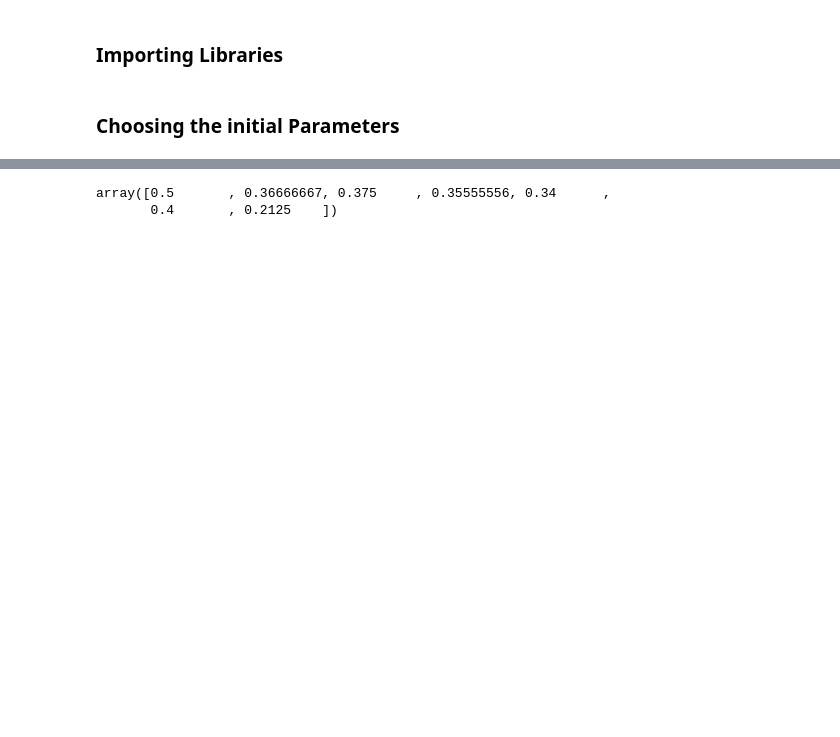
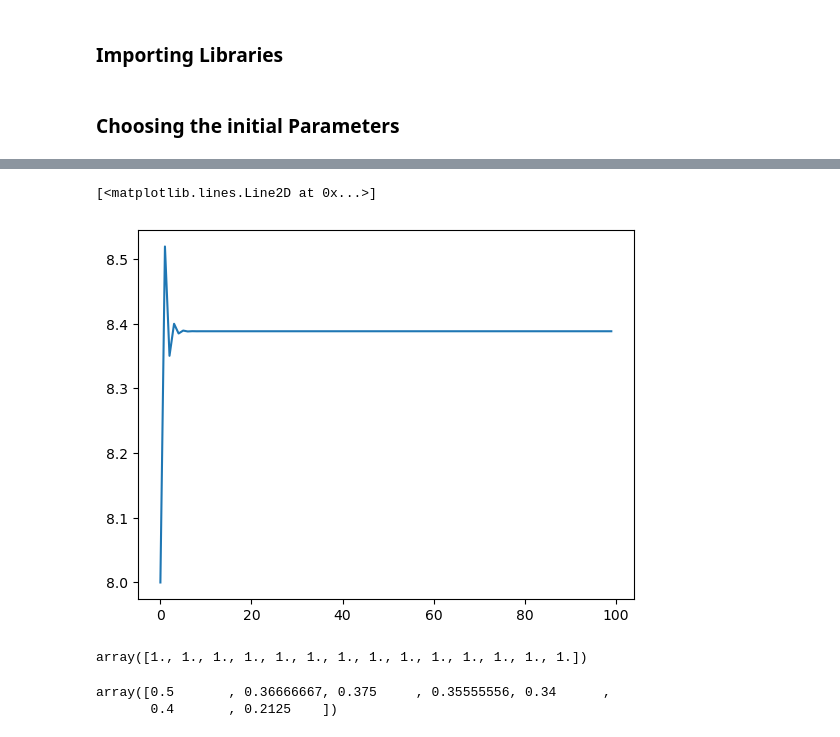
Before and after one commit to abhijeetmangela/skunk_works, a Jupyter notebook: Week_2/Codes/weight_estimation.ipynb, the cells around one changed output, grey strips where cells are left out. Cells and saved outputs as stored; diff of their text form; code cells hidden in the pictures; blank space fills up the shorter version.

```diff
--- a/Week_2/Codes/weight_estimation.ipynb
+++ b/Week_2/Codes/weight_estimation.ipynb
@@ -26,0 +101,21 @@ def Power_climb(V_cl,gamma_climb,Weight)
+# %%
+Mtow_array = Data["MTOW (kg)"].to_numpy()
+Empty_weight_array = Data["Empty Weight (kg)"].to_numpy()
+
+Empty_weight_ratios = Empty_weight_array/Mtow_array
+# %%
+logx = np.log10(Mtow_array)
+logy = np.log10(Empty_weight_ratios)
+# %%
+A = np.column_stack((logx,np.ones_like(logx)))
+B = logy
+
+Soln, _, _, _ = np.linalg.lstsq(A, B, rcond=None)
+
+L = Soln[0]
+loga = Soln[1]
+a = 10**loga
+
+print("L =", L)
+print("loga =", loga)
+print("a =", a)
@@ -26,0 +130,8 @@ def Power_climb(V_cl,gamma_climb,Weight)
+# %%
+W_0 = Initial_weight
+Weight_array = []
+
+for i in range(100):
+    Weight_array.append(W_0)
+    W_b = Total_energy(W_0*g)/energy_density
+    W_0 = (payload_mass/(1 - (W_b/W_0) - a*W_0**L)).item()
@@ -27,3 +158,12 @@ def Power_climb(V_cl,gamma_climb,Weight)
+# %%
+plt.plot(Weight_array)
+# %% [output]
+[<matplotlib.lines.Line2D at 0x...>]
+[figure, added]
+# %%
+np.ones_like(logx)
+# %% [output]
+array([1., 1., 1., 1., 1., 1., 1., 1., 1., 1., 1., 1., 1., 1.])
 # %%
 Empty_weights = np.array([1,1.1,1.5,1.6,1.7,1.8,1.7])
 Total_weights = np.array([2,3,4,4.5,5,4.5,8])
```
Also changed, not shown: parts of 12 cells of this notebook, 3 other files.
